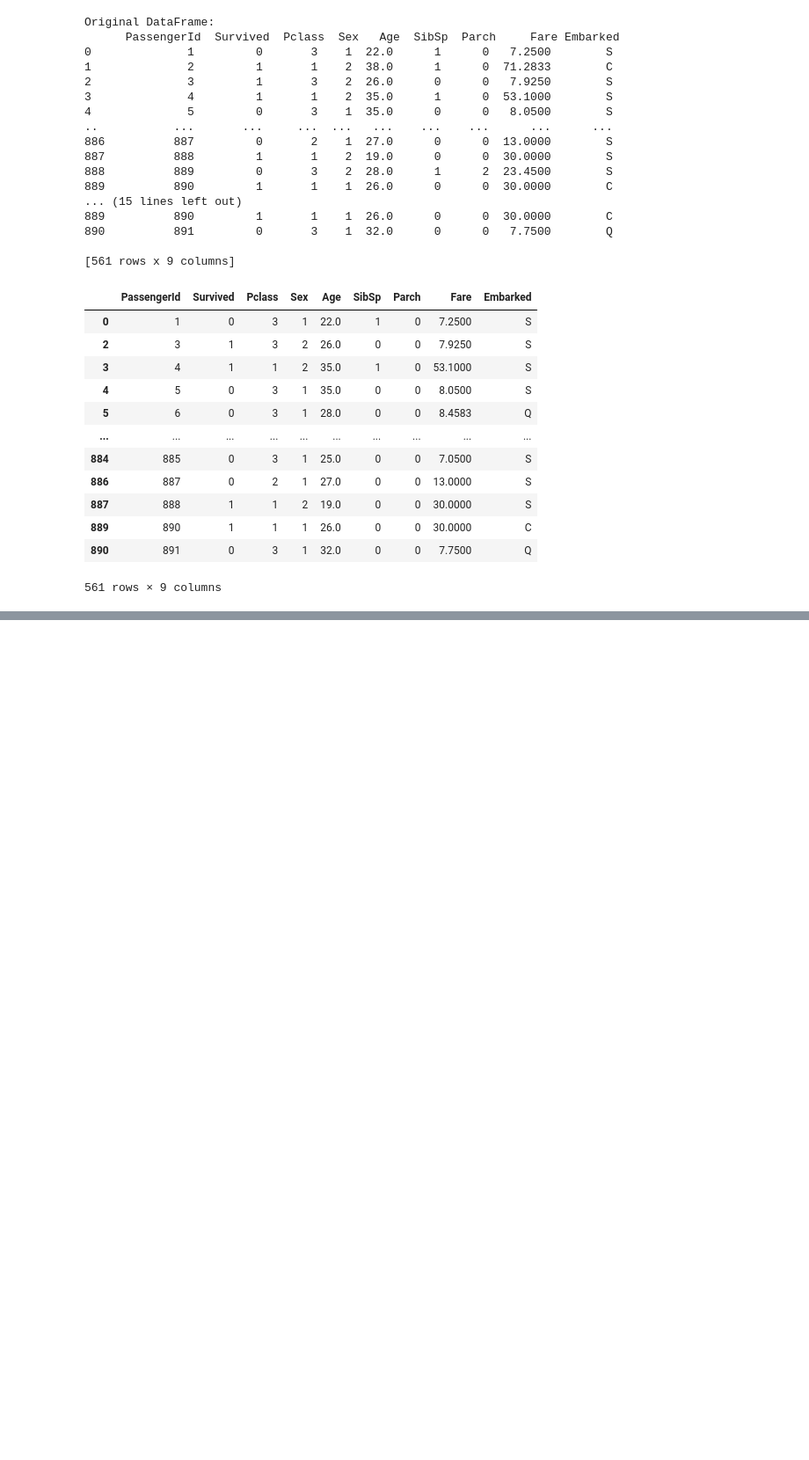
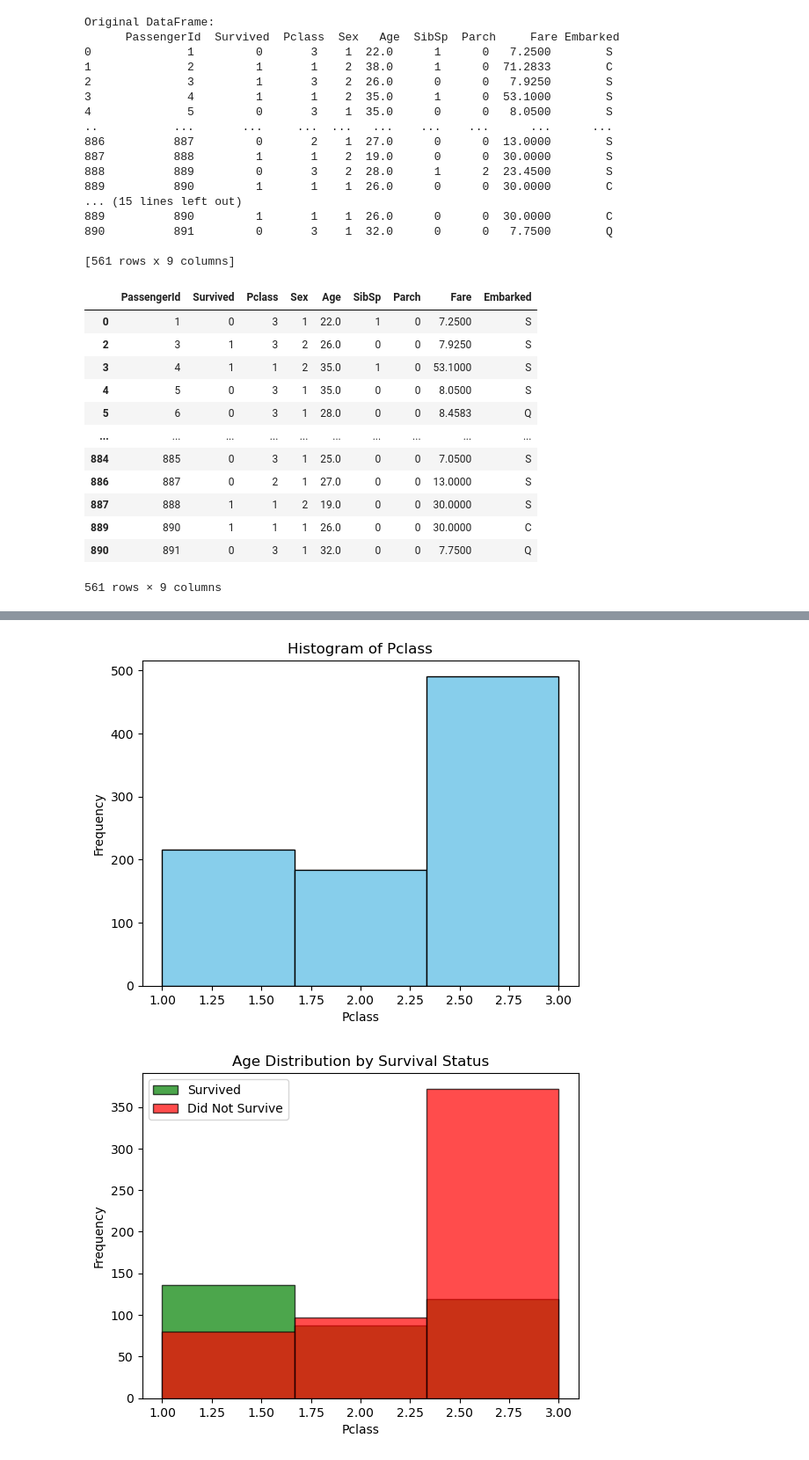
Before and after one commit to yassa404/EgyptDigitalAI_Track, a Jupyter notebook: python/on session/titanic data set visulization.ipynb, the cells around one changed output, grey strips where cells are left out. Shown at 88% size. Cells and saved outputs as stored; diff of their text form; code cells hidden in the pictures; blank space fills up the shorter version.

```diff
--- a/python/on session/titanic data set visulization.ipynb
+++ b/python/on session/titanic data set visulization.ipynb
@@ -192,0 +264,18 @@ cleaned_df
+# %%
+plt.hist(df['Pclass'], bins=3, color='skyblue', edgecolor='black')
+plt.title('Histogram of Pclass')
+plt.xlabel('Pclass')
+plt.ylabel('Frequency')
+plt.show()
+
+plt.hist(df[df['Survived'] == 1]['Pclass'], bins=3, alpha=0.7, label='Survived', color='green', edgecolor='black')
+plt.hist(df[df['Survived'] == 0]['Pclass'], bins=3, alpha=0.7, label='Did Not Survive', color='red', edgecolor='black')
+
+plt.title('Age Distribution by Survival Status')
+plt.xlabel('Pclass')
+plt.ylabel('Frequency')
+plt.legend()
+plt.show()
+# %% [output]
+[figure, added]
+[figure, added]
```
Also changed, not shown: parts of 11 cells of this notebook, 1 other file.
